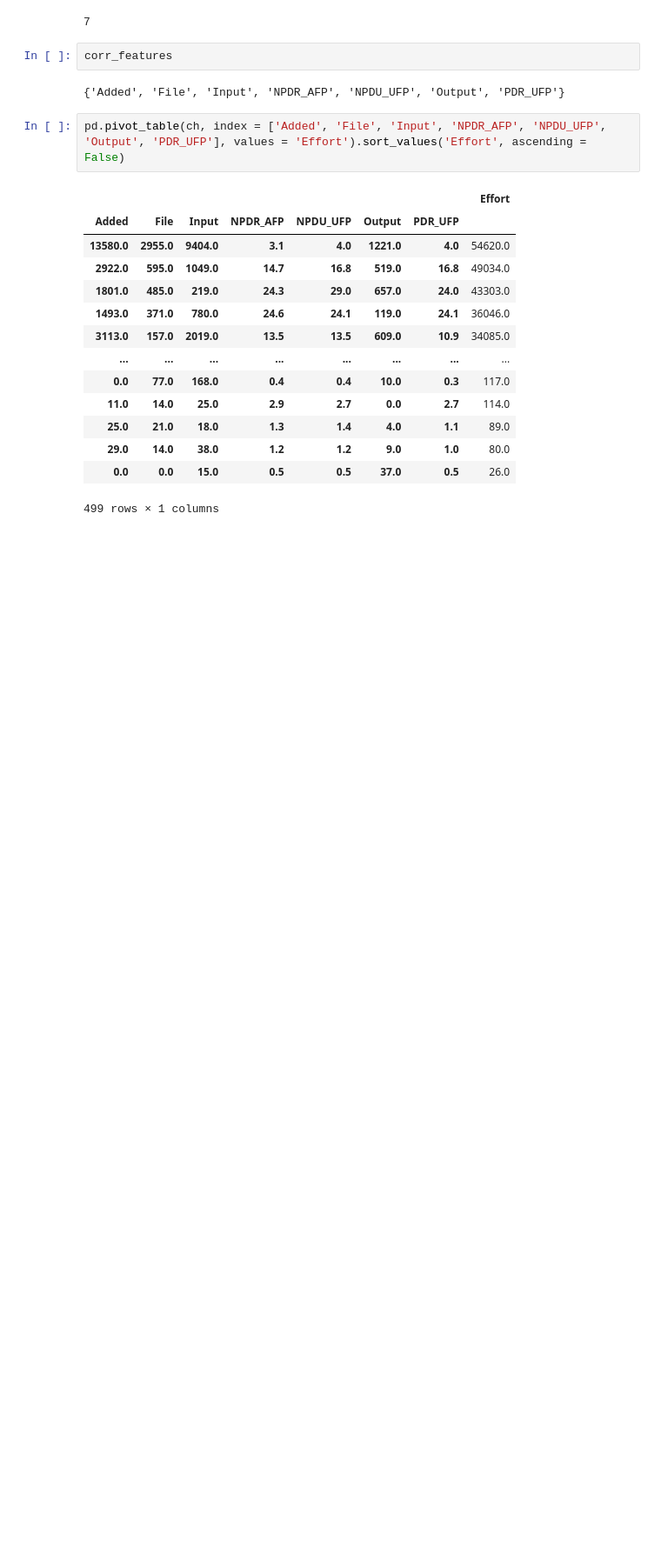
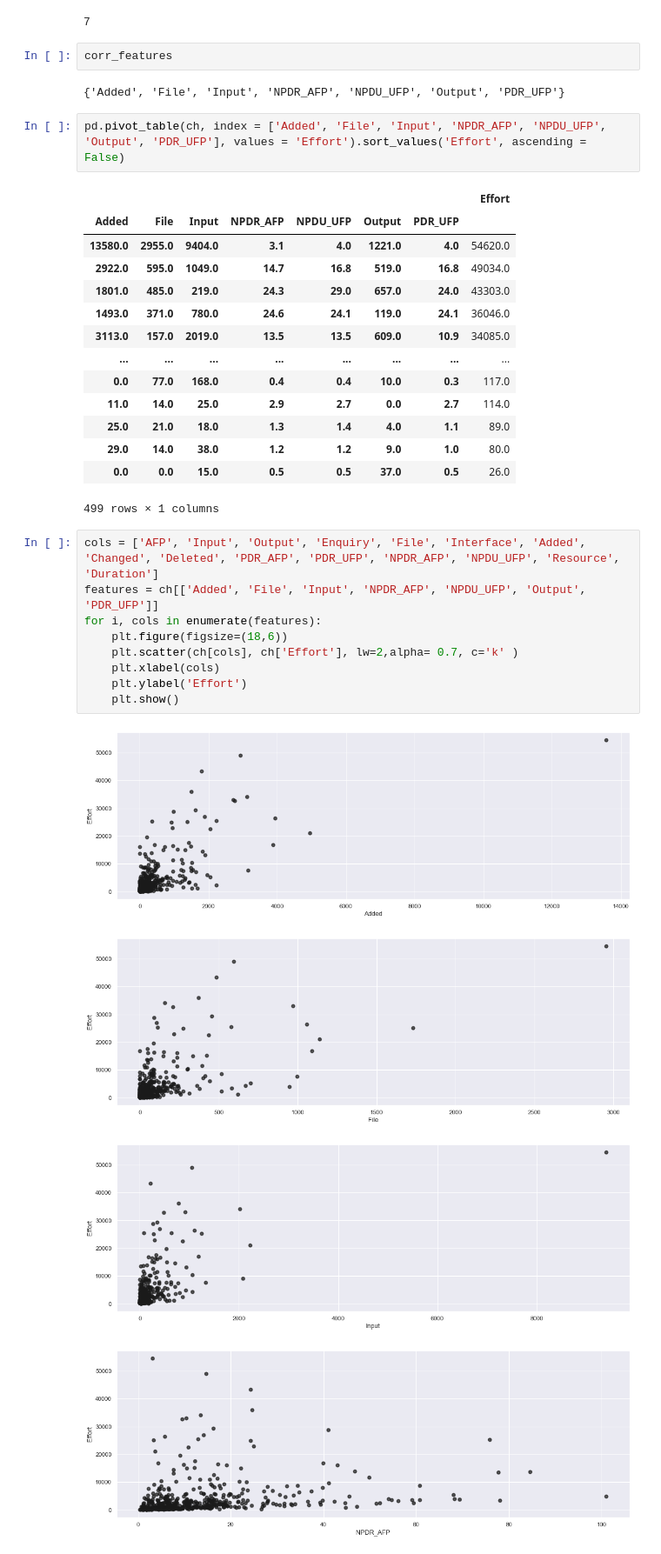
Before and after one commit to bharatnilam/Software-Effort-Estimation-Using-Machine-Learning-Techniques, a Jupyter notebook: China/ch_eda.ipynb, the cells around one changed output. Shown at 87% size. Saved outputs shown, nothing was run; the diff lists cells and outputs as text; blank space fills up the shorter version.

```diff
--- a/China/ch_eda.ipynb
+++ b/China/ch_eda.ipynb
@@ -162,3 +162,17 @@ pd.pivot_table(ch, index = ['Added', 'File', 'Input', 'NPDR_AFP', 'NPDU_UFP', 'O
 | 29.0 | 14.0 | 38.0 | 1.2 | 1.2 | 9.0 | 1.0 | 80.0 |
 | 0.0 | 0.0 | 15.0 | 0.5 | 0.5 | 37.0 | 0.5 | 26.0 |
 499 rows × 1 columns
+# %%
+cols = ['AFP', 'Input', 'Output', 'Enquiry', 'File', 'Interface', 'Added', 'Changed', 'Deleted', 'PDR_AFP', 'PDR_UFP', 'NPDR_AFP', 'NPDU_UFP', 'Resource', 'Duration']
+features = ch[['Added', 'File', 'Input', 'NPDR_AFP', 'NPDU_UFP', 'Output', 'PDR_UFP']]
+for i, cols in enumerate(features):
+    plt.figure(figsize=(18,6))
+    plt.scatter(ch[cols], ch['Effort'], lw=2,alpha= 0.7, c='k' )
+    plt.xlabel(cols)
+    plt.ylabel('Effort')
+    plt.show()
+# %% [output]
+[figure, added]
+[figure, added]
+[figure, added]
+[figure, added]
```
Also changed, not shown: parts of 4 cells of this notebook.
